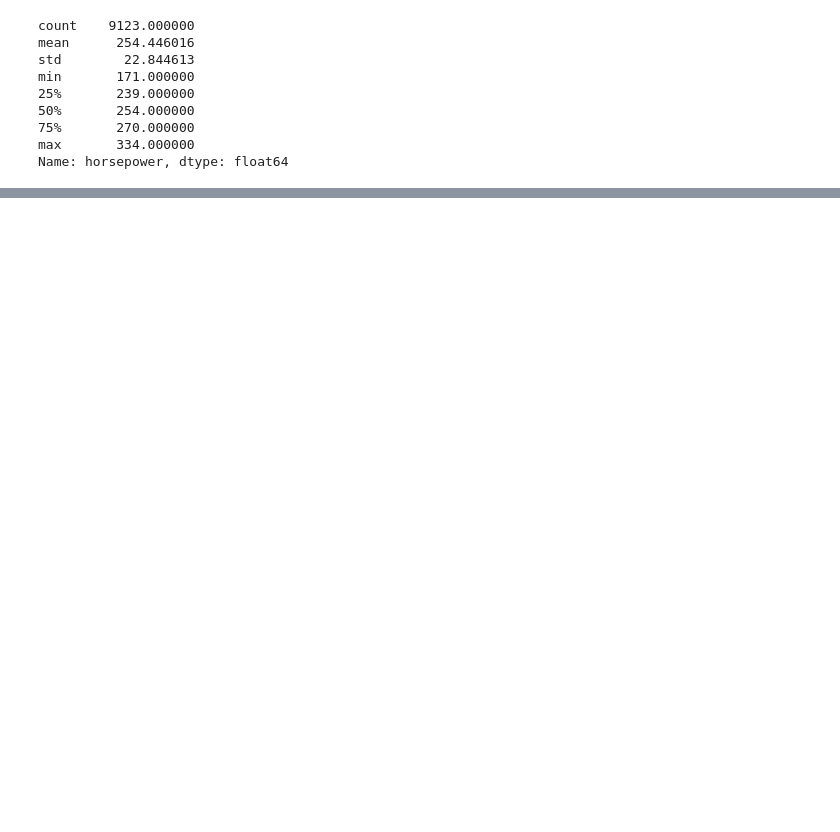
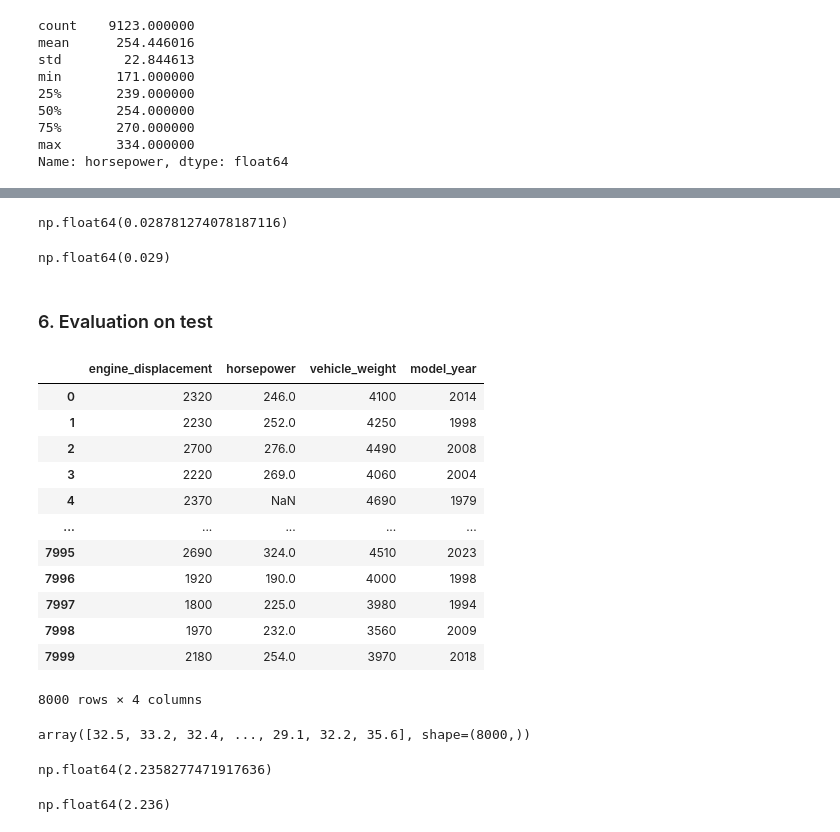
Before and after one commit to Olena-Barabash/ml-zoomcamp-2026-homework, a Jupyter notebook: homework-02/homework-02.ipynb, the cells around one changed output, grey strips where cells are left out. Cells and saved outputs as stored; diff of their text form; code cells hidden in the pictures; blank space fills up the shorter version.

```diff
--- a/homework-02/homework-02.ipynb
+++ b/homework-02/homework-02.ipynb
@@ -112,0 +96,21 @@ n_train, n_val, n_test
+# %%
+def split_df(df, seed, train=0.6, val=0.2, test=0.2):
+    np.random.seed(seed)
+
+    n = len(df)
+    idx = np.arange(n)
+    np.random.shuffle(idx)
+
+    n_val = int(n * val)
+    n_test = int(n * test)
+    n_train = n - n_val - n_test
+
+    df_train = df.iloc[idx[:n_train]]
+    df_val = df.iloc[idx[n_train:n_train + n_val]]
+    df_test = df.iloc[idx[n_train + n_val:]]
+
+    df_train = df_train.reset_index(drop=True)
+    df_val = df_val.reset_index(drop=True)
+    df_test = df_test.reset_index(drop=True)
+
+    return df_train, df_val, df_test
@@ -148,0 +325,11 @@ df_train
+# %%
+std = np.std(rmse_scores)
+std
+# %% [output]
+np.float64(0.028781274078187116)
+# %%
+round(std, 3)
+# %% [output]
+np.float64(0.029)
+# %% [markdown]
+### 6. Evaluation on test
@@ -148,0 +339,29 @@ df_train
+# %%
+df_train, df_val, df_test = split_df(df, seed=seed)
+
+y_train = get_targets(df_train)
+y_val = get_targets(df_val)
+y_test = get_targets(df_test)
+# %%
+df_train_full = pd.concat([df_train, df_val])
+df_train_full = df_train_full.reset_index(drop=True)
+df_train_full
+# %% [output]
+|  | engine_displacement | horsepower | vehicle_weight | model_year |
+| 0 | 2320 | 246.0 | 4100 | 2014 |
+| 1 | 2230 | 252.0 | 4250 | 1998 |
+| 2 | 2700 | 276.0 | 4490 | 2008 |
+| 3 | 2220 | 269.0 | 4060 | 2004 |
+| 4 | 2370 | NaN | 4690 | 1979 |
+| ... | ... | ... | ... | ... |
+| 7995 | 2690 | 324.0 | 4510 | 2023 |
+| 7996 | 1920 | 190.0 | 4000 | 1998 |
+| 7997 | 1800 | 225.0 | 3980 | 1994 |
+| 7998 | 1970 | 232.0 | 3560 | 2009 |
+| 7999 | 2180 | 254.0 | 3970 | 2018 |
+8000 rows × 4 columns
+# %%
+y_train_full = np.concatenate([y_train, y_val])
+y_train_full
+# %% [output]
+array([32.5, 33.2, 32.4, ..., 29.1, 32.2, 35.6], shape=(8000,))
@@ -148,0 +372,11 @@ df_train
+# %%
+X_test = prepare_X(df_test, nan_value=0)
+y_pred = w0 + X_test.dot(w)
+score = rmse(y_test, y_pred)
+score
+# %% [output]
+np.float64(2.2358277471917636)
+# %%
+round(score, 3)
+# %% [output]
+np.float64(2.236)
```
Also changed, not shown: parts of 40 cells of this notebook.
